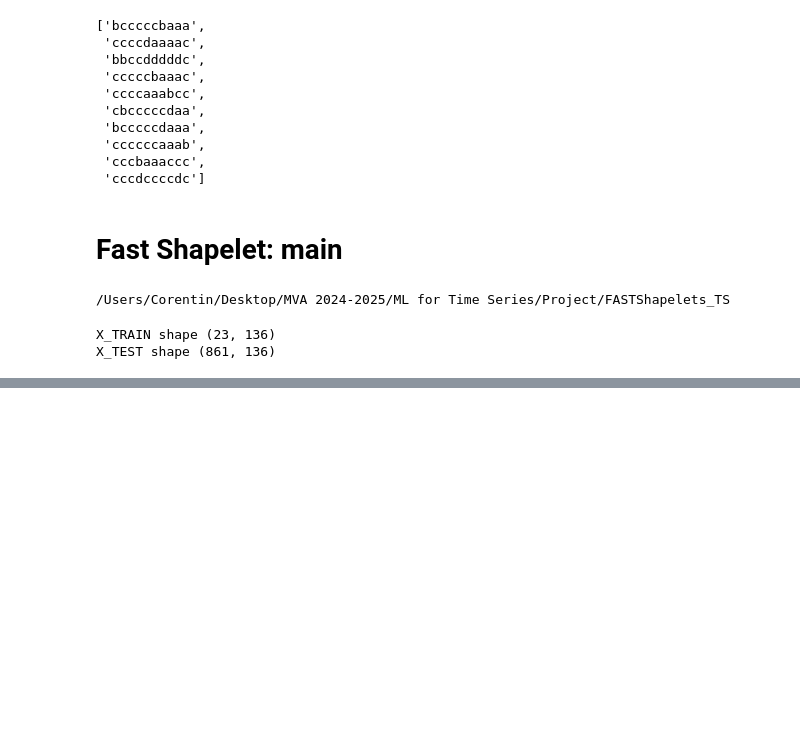
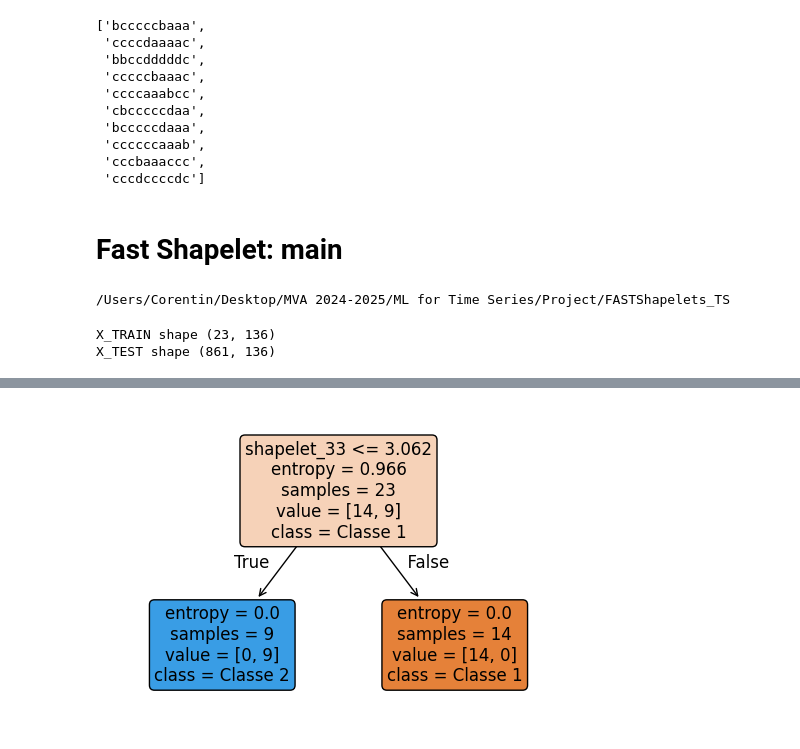
Before and after one commit to CorentinPernot/FASTShapelets_TS, a Jupyter notebook: notebooks/notebook_1.ipynb, the cells around one changed output, grey strips where cells are left out. Drawn from its saved outputs; the diff is of its cells as text; code cells hidden in the pictures; blank space fills up the shorter version.

```diff
--- a/notebooks/notebook_1.ipynb
+++ b/notebooks/notebook_1.ipynb
@@ -157,7 +159,7 @@ X_TEST shape (861, 136)
 X = X_train_scaled
 y = y_train
 min_length=20
-max_length=50
+max_length=100
 dimensionality=5
 cardinality=4
 r=10
@@ -167,6 +169,10 @@ metric='eucl'
 final_shapelets, final_shapelets_max_gain, final_shapelets_min_gap = main_fast_shapelets(X_train_scaled, y_train, min_length=min_length, max_length=max_length, dimensionality=dimensionality, cardinality=cardinality, r=r, k=k, metric=metric)
 # %%
 shapelets_dict = final_shapelets
-
+metric = "eucl"
 df_train = create_dataframe(X_train, shapelets_dict, metric=metric)
 df_test = create_dataframe(X_test_scaled, shapelets_dict, metric=metric)
+# %%
+max_depth = 2
+model, report = create_decision_tree(df_train, y_train, df_test, y_test, max_depth=max_depth)
+print(report)
@@ -172,0 +190,4 @@ df_test = create_dataframe(X_test_scaled, shapelets_dict, metric=metric)
+# %%
+plot_decision_tree(model, df_train.columns.drop("Signal_nb"))
+# %% [output]
+[figure, added]
```
Also changed, not shown: parts of 12 cells of this notebook.
